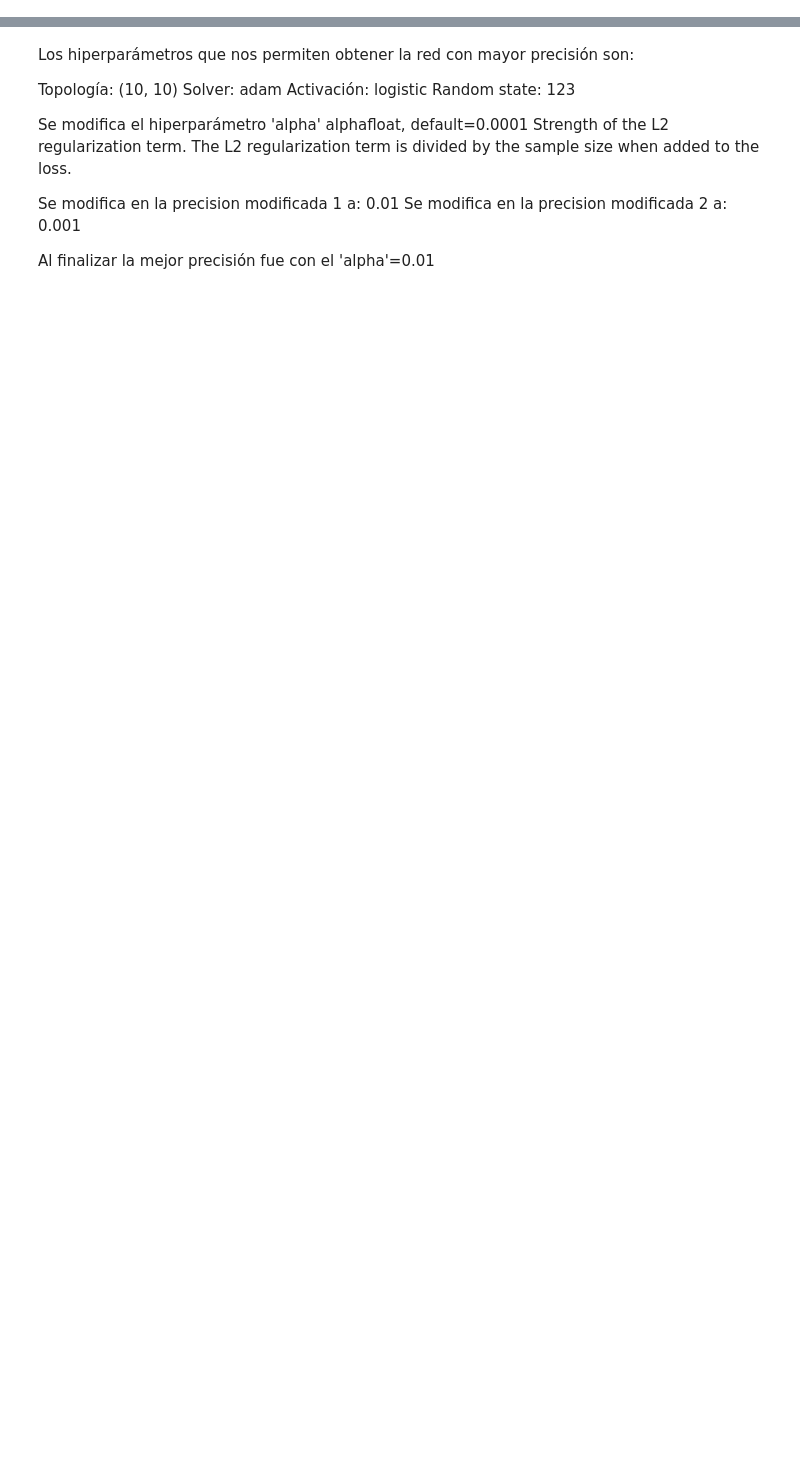
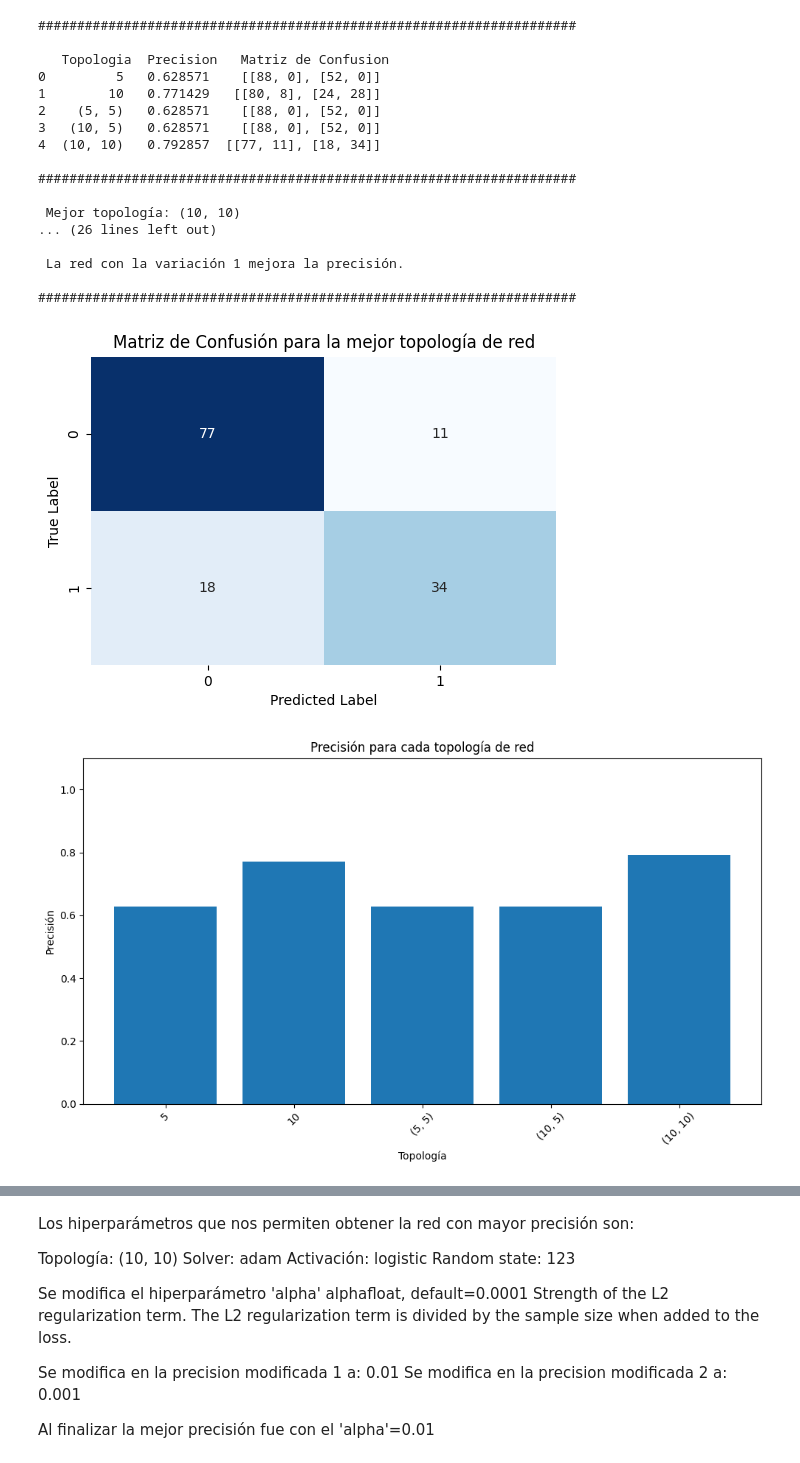
Before and after one commit to Johandarkness/MachineLearningInforme, a Jupyter notebook: Notebook1.ipynb, the cells around one changed output, grey strips where cells are left out. Cells and saved outputs as stored; diff of their text form; code cells hidden in the pictures; blank space fills up the shorter version.

Commit message:
Arreglos gráficos
Agregados gráficos para la matriz de confusión y para la tabla de resultados con librerias matplotlib y seaborn

```diff
--- a/Notebook1.ipynb
+++ b/Notebook1.ipynb
@@ -19,12 +18,15 @@ modificar el hiperparámetro seleccionado y analice si la red mejora, empeora, o
 Incluya en el notebook dicho análisis
 # %%
 import pandas as pd
+import matplotlib.pyplot as plt
+import seaborn as sns
 from sklearn.model_selection import train_test_split
 from sklearn.metrics import accuracy_score, confusion_matrix
 from sklearn.preprocessing import LabelEncoder
 from sklearn.impute import SimpleImputer
 from sklearn.neural_network import MLPClassifier
 import warnings
+
 
 
 #Ignorar las advertencias
@@ -72,6 +74,8 @@ for topologia in topologias:
 
 # Mostrar los resultados en una tabla
 table = pd.DataFrame(resultados, columns=['Topologia', 'Precision', 'Matriz de Confusion'])
+
+
 print("#####################################################################")
 print("\n",table,"\n")
 
@@ -91,30 +95,70 @@ print("\n","Random state: 123","\n")
 hiperparametro = 'alpha'
 
 # Variación 1: Modificar el hiperparámetro seleccionado
 modelo_modificado_1 = MLPClassifier(hidden_layer_sizes=mejor_topologia, solver='adam', activation='logistic', random_state=123, alpha=0.01)
 modelo_modificado_1.fit(X_train, y_train)
 y_pred_modified1 = modelo_modificado_1.predict(X_test)
 precision_modificada_1 = accuracy_score(y_test, y_pred_modified1)
 
 # Variación 2: Modificar el hiperparámetro seleccionado
 modelo_modificado_2 = MLPClassifier(hidden_layer_sizes=mejor_topologia, solver='adam', activation='logistic', random_state=123, alpha=0.001)
 modelo_modificado_2.fit(X_train, y_train)
 y_pred_modified2 = modelo_modificado_2.predict(X_test)
 precision_modificada_2 = accuracy_score(y_test, y_pred_modified2)
 
 # Mostrar los resultados de las variaciones
 print("#####################################################################")
 print("\n","Precision modificada 1:", precision_modificada_1,"\n")
 print("\n","Precision modificada 2:", precision_modificada_2,"\n")
 
 # Análisis de las variaciones en el hiperparámetro seleccionado
 print("#####################################################################")
 print("Análisis de las variaciones en el hiperparámetro", hiperparametro,"\n")
 if precision_modificada_1 > precision_modificada_2:
     print("\n","La red con la variación 1 mejora la precisión.","\n")
 elif precision_modificada_1 < precision_modificada_2:
     print("\n","La red con la variación 1 empeora la precisión.","\n")
 else:
     print("\n","La red con la variación 1 mantiene la misma precisión que la variación 2.","\n")
 
 print("#####################################################################")
+
+# Graficar matriz de confusion
+mejor_confusion = max(resultados, key=lambda x: x[1])[2]
+plt.figure(figsize=(6, 4))
+sns.heatmap(mejor_confusion, annot=True, fmt='d', cmap='Blues', cbar=False)
+plt.xlabel('Predicted Label')
+plt.ylabel('True Label')
+plt.title('Matriz de Confusión para la mejor topología de red')
+plt.show()
+
+# Graficar la tabla de resultados
+plt.figure(figsize=(10, 6))
+plt.bar(range(len(table)), table['Precision'], tick_label=table['Topologia'])
+plt.xlabel('Topología')
+plt.ylabel('Precisión')
+plt.title('Precisión para cada topología de red')
+plt.ylim(0, 1.1)
+plt.xticks(rotation=45)
+plt.tight_layout()
+plt.show()
+# %% [output]
+#####################################################################
+
+   Topologia  Precision   Matriz de Confusion
+0         5   0.628571    [[88, 0], [52, 0]]
+1        10   0.771429   [[80, 8], [24, 28]]
+2    (5, 5)   0.628571    [[88, 0], [52, 0]]
+3   (10, 5)   0.628571    [[88, 0], [52, 0]]
+4  (10, 10)   0.792857  [[77, 11], [18, 34]]
+
+#####################################################################
+
+ Mejor topología: (10, 10)
+... (26 lines left out)
+
+ La red con la variación 1 mejora la precisión.
+
+#####################################################################
+[figure, added]
+[figure, added]
```
Also changed, not shown: parts of 2 cells of this notebook, 1 other file.
